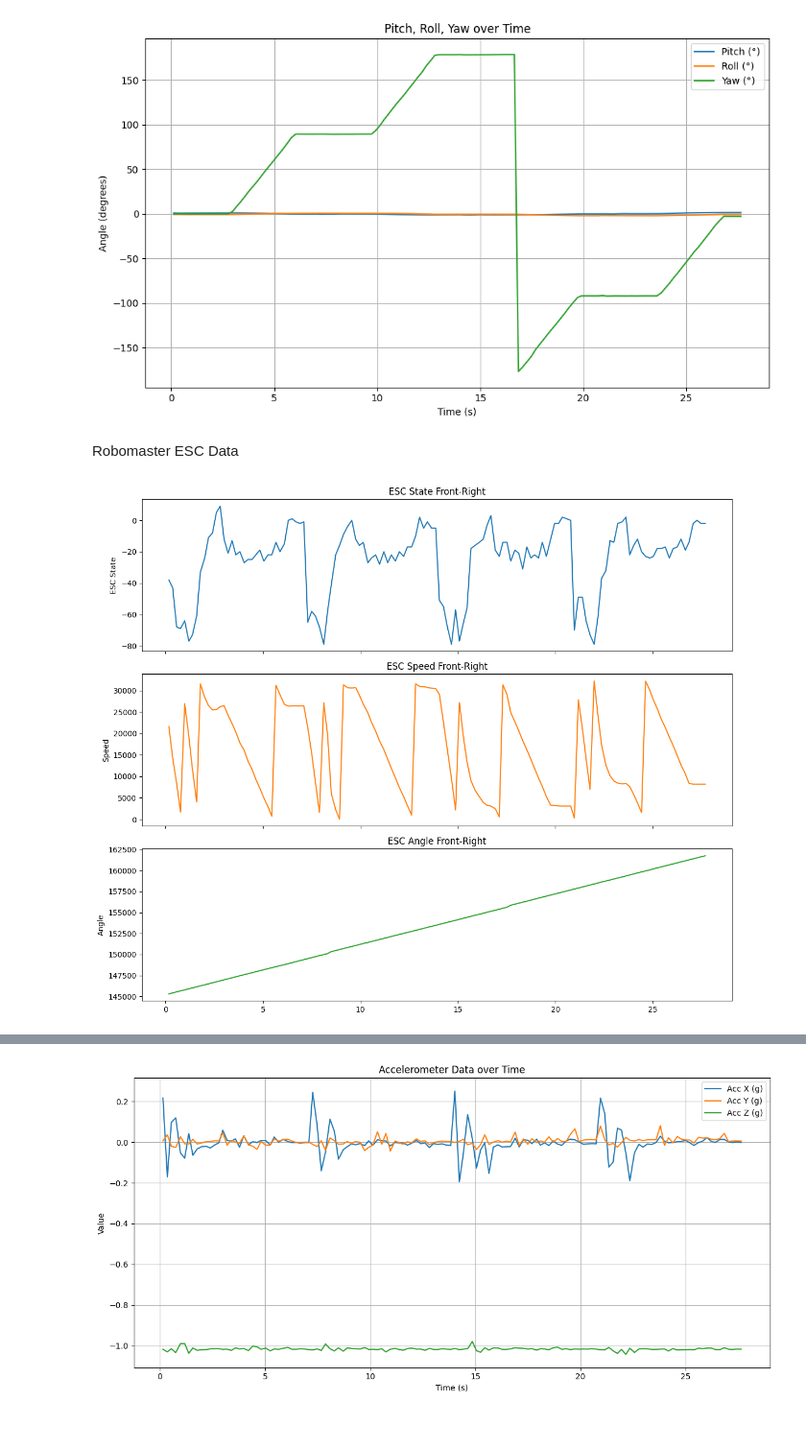
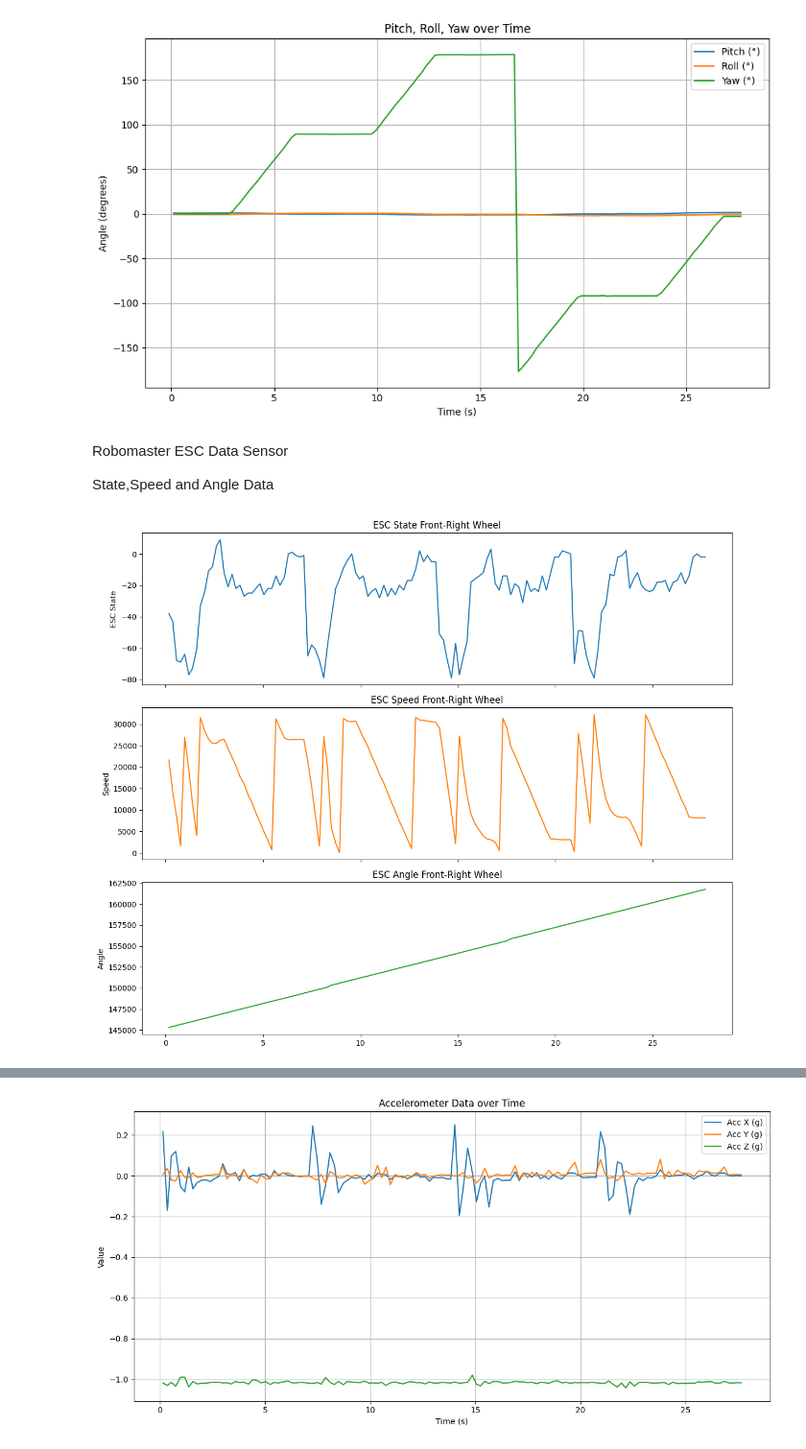
Before and after one commit to Peeranatz/Bout_Robot, a Jupyter notebook: example_1/bouding_bout.ipynb, the cells around one changed output, grey strips where cells are left out. Shown at 96% size. Cells and saved outputs as stored; diff of their text form; code cells hidden in the pictures.

```diff
--- a/example_1/bouding_bout.ipynb
+++ b/example_1/bouding_bout.ipynb
@@ -32,35 +32,37 @@ plt.show()
 # %% [output]
 [figure]
 # %% [markdown]
-Robomaster ESC Data
+Robomaster ESC Data Sensor
+
+State,Speed and Angle Data
 # %%
 import pandas as pd
 import matplotlib.pyplot as plt
 
 # Load the data
 data = pd.read_csv(r"csv_3\robomaster_esc_data.csv")
 
 fig, axs = plt.subplots(3, 1, figsize=(12, 10), sharex=True)
 
 # Plot esc_state_fr
 axs[0].plot(data["timestamp"], data["esc_state_fr"], color="tab:blue")
 axs[0].set_ylabel("ESC State")
-axs[0].set_title("ESC State Front-Right")
+axs[0].set_title("ESC State Front-Right Wheel")
 
 # Plot esc_speed_fr
 axs[1].plot(data["timestamp"], data["esc_speed_fr"], color="tab:orange")
 axs[1].set_ylabel("Speed")
-axs[1].set_title("ESC Speed Front-Right")
+axs[1].set_title("ESC Speed Front-Right Wheel")
 
 # Plot esc_angle_fr
 axs[2].plot(data["timestamp"], data["esc_angle_fr"], color="tab:green")
 axs[2].set_ylabel("Angle")
-axs[2].set_title("ESC Angle Front-Right")
+axs[2].set_title("ESC Angle Front-Right Wheel")
 
 plt.tight_layout()
 plt.show()
 # %% [output]
-[figure, old version]
+[figure, new version]
 # %%
 import pandas as pd
 import matplotlib.pyplot as plt
```
Also changed, not shown: parts of 6 cells of this notebook, 5 other files.
